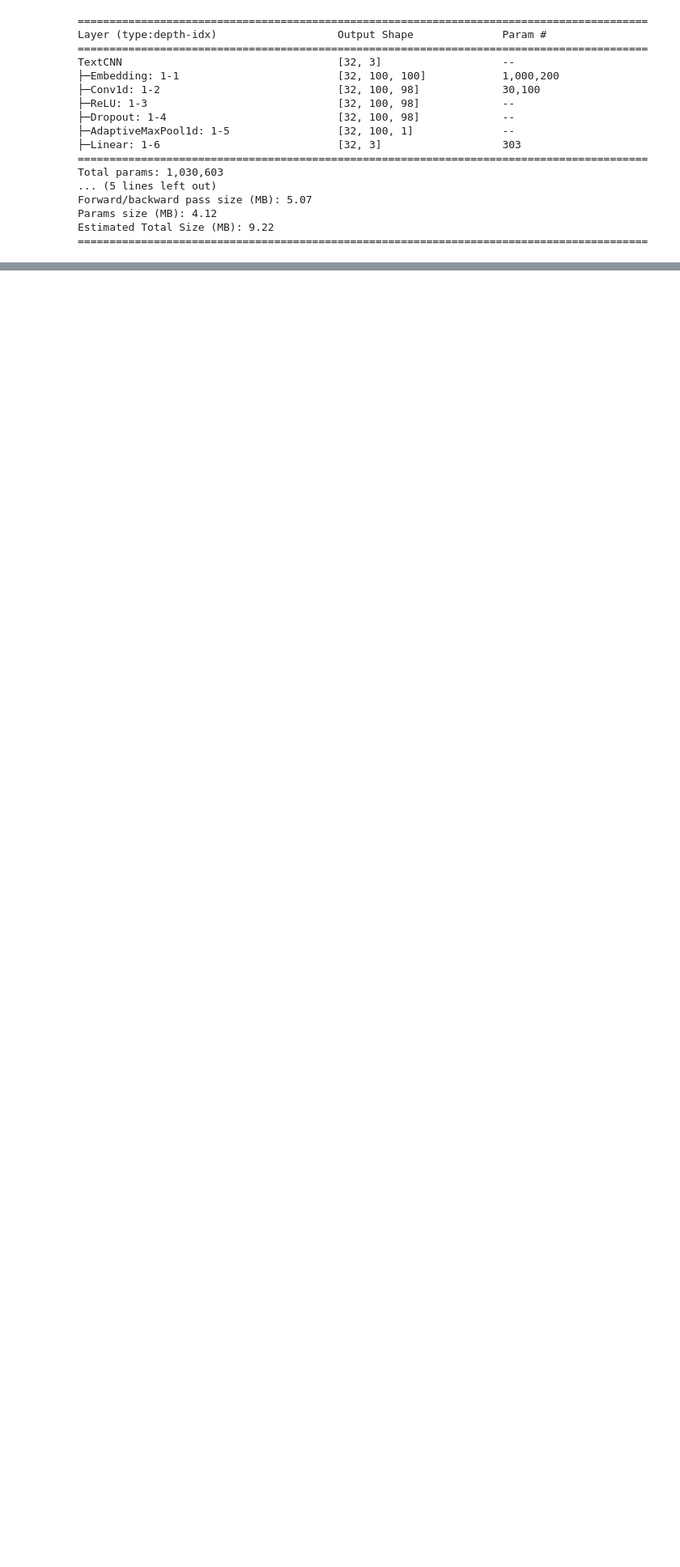
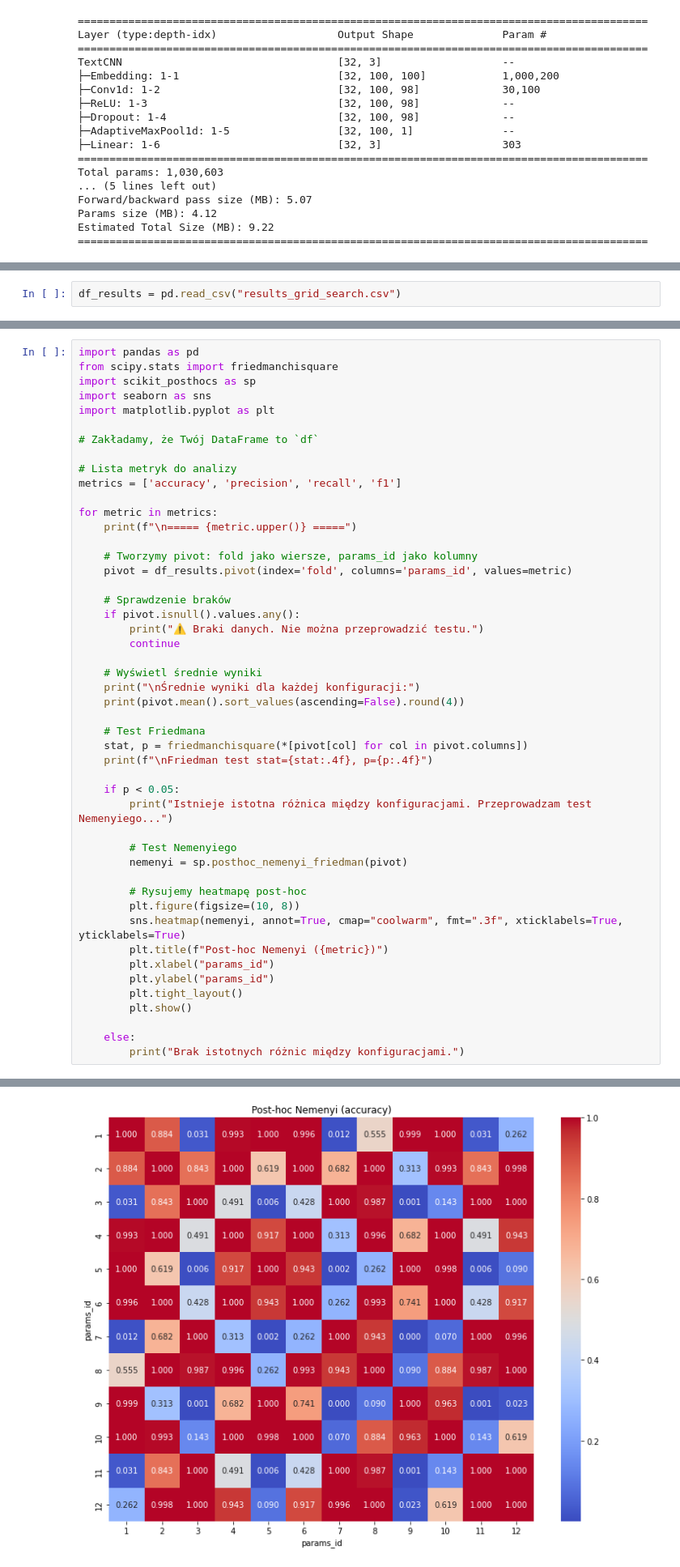
Before and after one commit to Hania111/sentiment-to-hate-analysis, a Jupyter notebook: cnn.ipynb, the cells around one changed output, grey strips where cells are left out. Shown at 81% size. Saved outputs shown, nothing was run; the diff lists cells and outputs as text; blank space fills up the shorter version.

Commit message:
Added CNN results

```diff
--- a/cnn.ipynb
+++ b/cnn.ipynb
@@ -451,0 +365,2 @@ dtype: float64
+# %%
+df_results = pd.read_csv("results_grid_search.csv")
@@ -451,0 +411,49 @@ dtype: float64
+# %%
+import pandas as pd
+from scipy.stats import friedmanchisquare
+import scikit_posthocs as sp
+import seaborn as sns
+import matplotlib.pyplot as plt
+
+# Zakładamy, że Twój DataFrame to `df`
+
+# Lista metryk do analizy
+metrics = ['accuracy', 'precision', 'recall', 'f1']
+
+for metric in metrics:
+    print(f"\n===== {metric.upper()} =====")
+
+    # Tworzymy pivot: fold jako wiersze, params_id jako kolumny
+    pivot = df_results.pivot(index='fold', columns='params_id', values=metric)
+
+    # Sprawdzenie braków
+    if pivot.isnull().values.any():
+        print("⚠️ Braki danych. Nie można przeprowadzić testu.")
+        continue
+
+    # Wyświetl średnie wyniki
+    print("\nŚrednie wyniki dla każdej konfiguracji:")
+    print(pivot.mean().sort_values(ascending=False).round(4))
+
+    # Test Friedmana
+    stat, p = friedmanchisquare(*[pivot[col] for col in pivot.columns])
+    print(f"\nFriedman test stat={stat:.4f}, p={p:.4f}")
+
+    if p < 0.05:
+        print("Istnieje istotna różnica między konfiguracjami. Przeprowadzam test Nemenyiego...")
+
+        # Test Nemenyiego
+        nemenyi = sp.posthoc_nemenyi_friedman(pivot)
+
+        # Rysujemy heatmapę post-hoc
+        plt.figure(figsize=(10, 8))
+        sns.heatmap(nemenyi, annot=True, cmap="coolwarm", fmt=".3f", xticklabels=True, yticklabels=True)
+        plt.title(f"Post-hoc Nemenyi ({metric})")
+        plt.xlabel("params_id")
+        plt.ylabel("params_id")
+        plt.tight_layout()
+        plt.show()
+
+    else:
+        print("Brak istotnych różnic między konfiguracjami.")
+# %% [output]
@@ -451,0 +480 @@ dtype: float64
+[figure, added]
```
Also changed, not shown: parts of 12 cells of this notebook, 1 other file.
